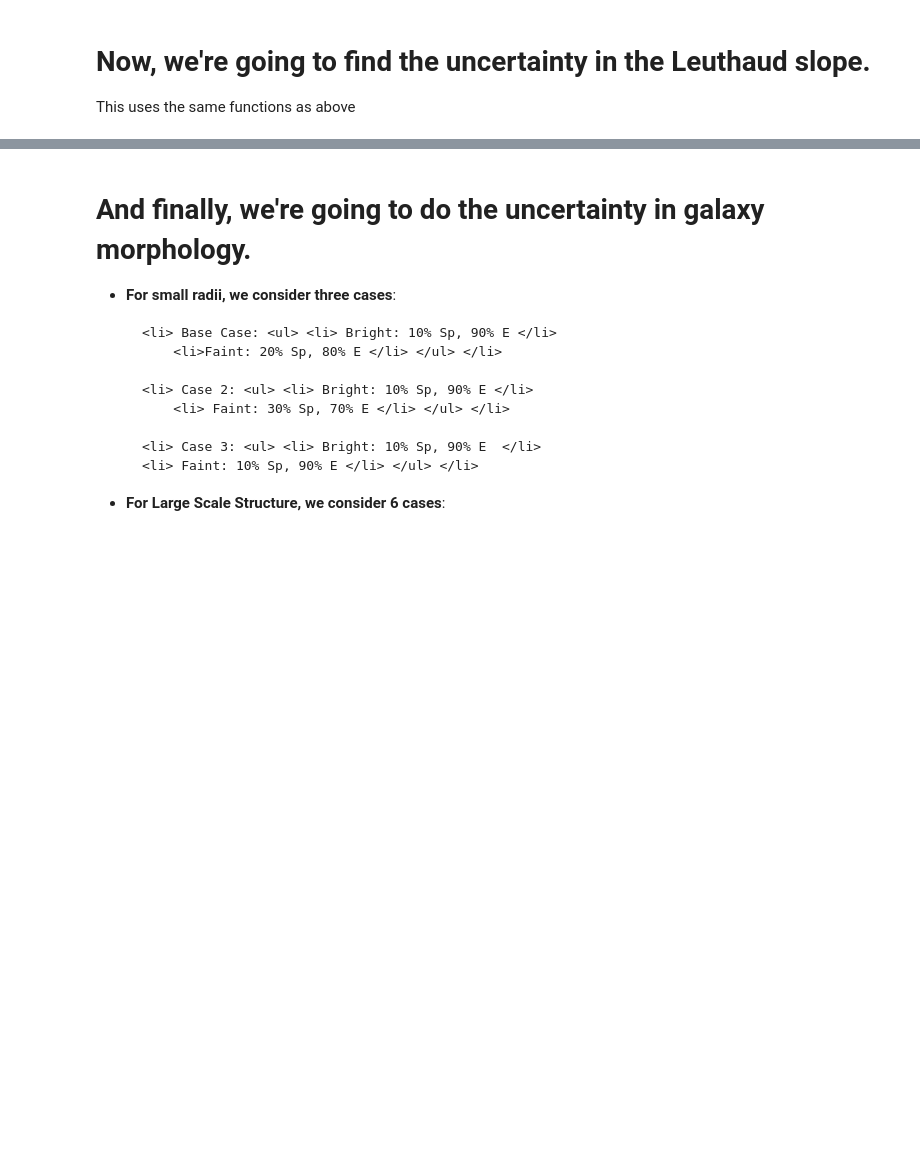
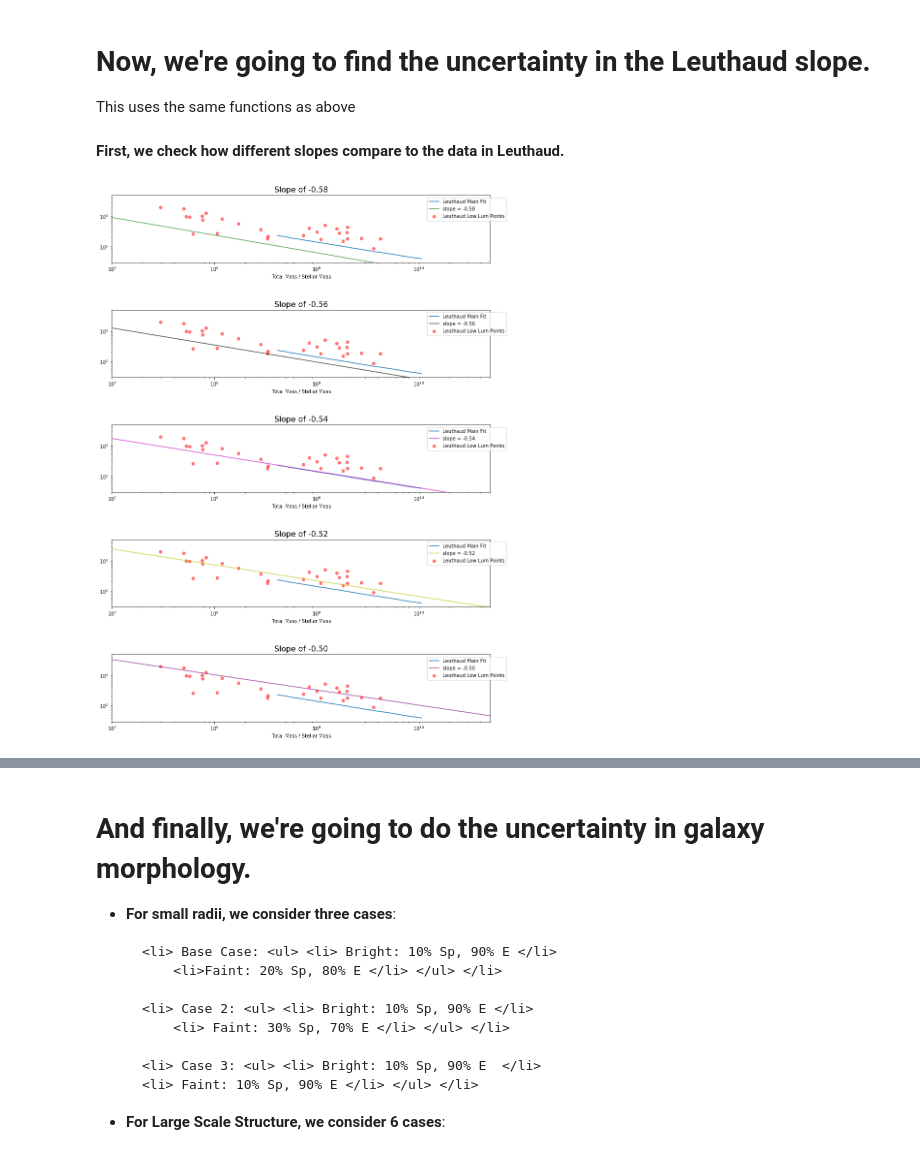
Before and after one commit to m4ese/intraClusterLight, a Jupyter notebook: uncertainties.ipynb, the cells around one changed output, grey strips where cells are left out. Drawn from its saved outputs; the diff is of its cells as text; code cells hidden in the pictures; blank space fills up the shorter version.

Commit message:
leuthaud slope graphs

```diff
--- a/uncertainties.ipynb
+++ b/uncertainties.ipynb
@@ -90,6 +90,69 @@ The uncertainty is 36.2, or 20.74% of the mean
 # %% [markdown]
 # Now, we're going to find the uncertainty in the Leuthaud slope.
 This uses the same functions as above
+# %% [markdown]
+**First, we check how different slopes compare to the data in Leuthaud.**
+# %%
+import pandas as pd
+blue_line = pd.read_csv('./Data/LeuthBlueLine.csv',header=None)
+leuth_points = pd.read_csv('./Data/LeuthLowLumPoints.csv',header = None)
+
+#print(blue_line)
+#print(leuth_points)
+# %%
+import matplotlib.pyplot as plt
+import random
+
+def sloped_line(L,slope):
+    '''takes in a slope, and returns y-values to correspond to the x-values s.t. y proportional to L^slope'''
+    norm = 1.05e7
+    y = norm * L**(slope)
+    return y
+
+lums = np.arange(1e7,5e10,1e8)
+
+leuth_line_lums = blue_line[0]
+leuth_line_mPerMstar = blue_line[1]
+
+#slope of -0.58
+five_eight_fracs = sloped_line(lums,-0.58)
+#slope of -0.56
+five_six_fracs = sloped_line(lums,-0.56)
+#slope of -0.54
+five_four_fracs = sloped_line(lums,-0.54)
+#slope of -0.52
+five_two_fracs = sloped_line(lums,-0.52)
+#slope of -0.50
+five_oh_fracs = sloped_line(lums,-0.50)
+
+funcs = [five_eight_fracs,five_six_fracs,five_four_fracs,five_two_fracs,five_oh_fracs]
+names = ['-0.58','-0.56','-0.54','-0.52','-0.50']
+colors = ['g','k','m','y','purple']
+
+fig,axs = plt.subplots(nrows = 5,ncols = 1,figsize = (14,20))
+for i in range(len(funcs)):
+    axs[i].plot(leuth_line_lums,leuth_line_mPerMstar,label = 'Leuthaud Main Fit')
+    axs[i].scatter(leuth_points[0],leuth_points[1],color = 'r',alpha = 0.5,label = 'Leuthaud Low Lum Points')
+
+    axs[i].set_xscale('log',basex=10)
+    axs[i].set_yscale('log',basey=10)
+
+    axs[i].set_xlim(1e7,5e10)
+    axs[i].set_ylim(30,5e3)
+
+    axs[i].plot(lums,funcs[i],color = colors[i],label = 'slope = '+ names[i],alpha = 0.7)
+    axs[i].legend(bbox_to_anchor=(1.05, 1))
+
+    axs[i].set_xlabel('Stellar Mass (Solar Masses)')
+    axs[i].set_xlabel('Total Mass / Stellar Mass')
+    axs[i].set_title('Slope of ' + names[i],fontsize = 16)
+
+fig.subplots_adjust(hspace = 0.7)
+
+plt.savefig('./Figures/Different_Leuthaud_Slopes.png')
+plt.show()
+# %% [output]
+[figure, added]
 # %%
 # the arrays are for values as follows: first value is for a M/L proportional to L^(-0.58), then our center value of
 # L^(-0.54), then L^(-0.50)
```
Also changed, not shown: parts of 3 cells of this notebook.
